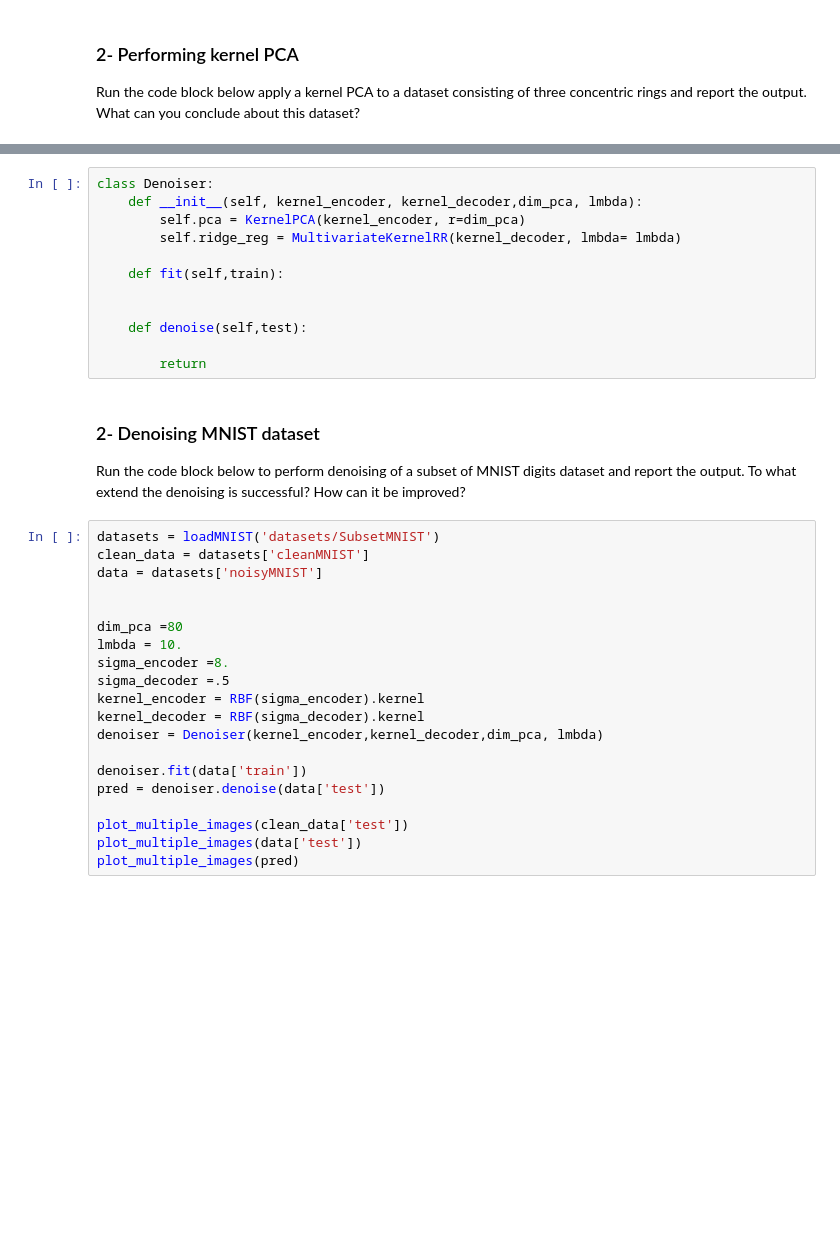
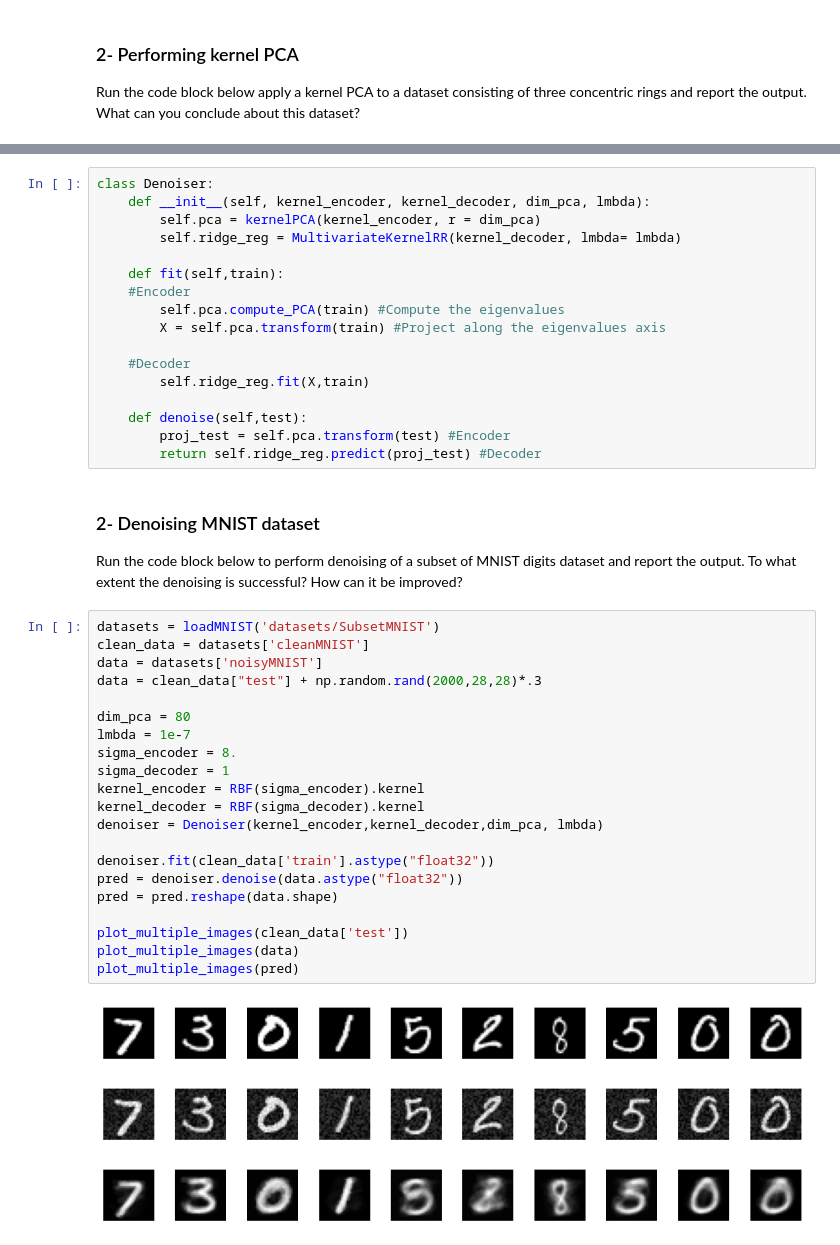
Before and after one commit to roomate/MVA-Projects, a Jupyter notebook: Kernel_Methods/homework2.ipynb, the cells around one changed output, grey strips where cells are left out. Saved outputs shown, nothing was run; the diff lists cells and outputs as text; blank space fills up the shorter version.

```diff
--- a/Kernel_Methods/homework2.ipynb
+++ b/Kernel_Methods/homework2.ipynb
@@ -432,36 +422,46 @@ Implement the methods 'fit' and 'denoise' of the classes Denoiser below.
 # %%
 class Denoiser:
-    def __init__(self, kernel_encoder, kernel_decoder,dim_pca, lmbda):
-        self.pca = KernelPCA(kernel_encoder, r=dim_pca)
+    def __init__(self, kernel_encoder, kernel_decoder, dim_pca, lmbda):
+        self.pca = kernelPCA(kernel_encoder, r = dim_pca)
         self.ridge_reg = MultivariateKernelRR(kernel_decoder, lmbda= lmbda)
 
     def fit(self,train):
+    #Encoder
+        self.pca.compute_PCA(train) #Compute the eigenvalues
+        X = self.pca.transform(train) #Project along the eigenvalues axis
 
+    #Decoder
+        self.ridge_reg.fit(X,train)
 
     def denoise(self,test):
-
-        return
+        proj_test = self.pca.transform(test) #Encoder
+        return self.ridge_reg.predict(proj_test) #Decoder
 # %% [markdown]
 ### 2- Denoising MNIST dataset
 
-Run the code block below to perform denoising of a subset of MNIST digits dataset and report the output. To what extend the denoising is successful? How can it be improved?
+Run the code block below to perform denoising of a subset of MNIST digits dataset and report the output. To what extent the denoising is successful? How can it be improved?
 # %%
 datasets = loadMNIST('datasets/SubsetMNIST')
 clean_data = datasets['cleanMNIST']
 data = datasets['noisyMNIST']
+data = clean_data["test"] + np.random.rand(2000,28,28)*.3
 
-
-dim_pca =80
-lmbda = 10.
-sigma_encoder =8.
-sigma_decoder =.5
+dim_pca = 80
+lmbda = 1e-7
+sigma_encoder = 8.
+sigma_decoder = 1
 kernel_encoder = RBF(sigma_encoder).kernel
 kernel_decoder = RBF(sigma_decoder).kernel
 denoiser = Denoiser(kernel_encoder,kernel_decoder,dim_pca, lmbda)
 
-denoiser.fit(data['train'])
-pred = denoiser.denoise(data['test'])
+denoiser.fit(clean_data['train'].astype("float32"))
+pred = denoiser.denoise(data.astype("float32"))
+pred = pred.reshape(data.shape)
 
 plot_multiple_images(clean_data['test'])
-plot_multiple_images(data['test'])
+plot_multiple_images(data)
 plot_multiple_images(pred)
+# %% [output]
+[figure, added]
+[figure, added]
+[figure, added]
```
Also changed, not shown: parts of 22 cells of this notebook, 1 other file.
